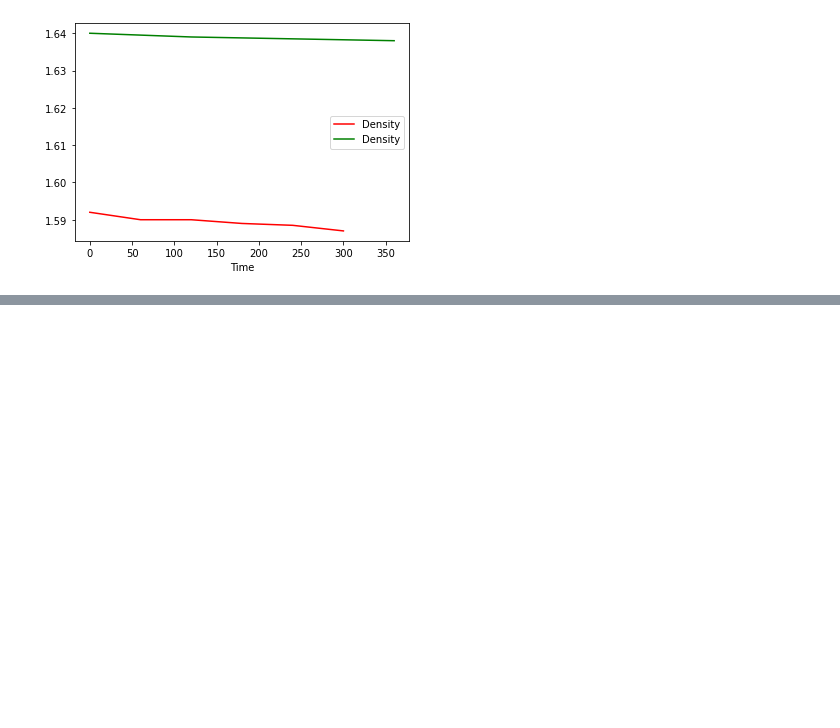
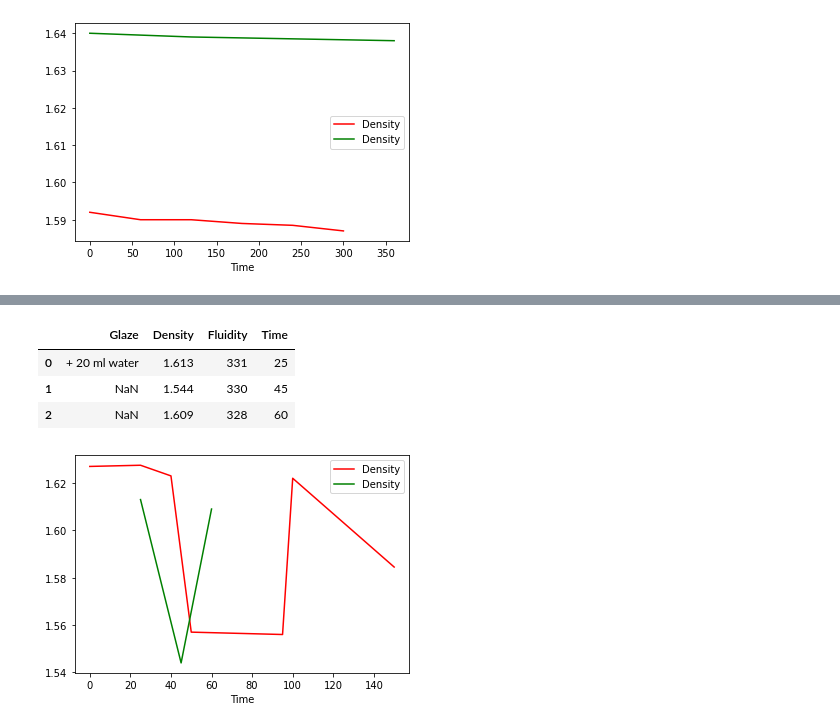
Before and after one commit to souzatya/Glaze-Additive-Predictor, a Jupyter notebook: Parametric_data_analysis_of_Brown_glaze.ipynb, the cells around one changed output, grey strips where cells are left out. Cells and saved outputs as stored; diff of their text form; code cells hidden in the pictures; blank space fills up the shorter version.

```diff
--- a/Parametric_data_analysis_of_Brown_glaze.ipynb
+++ b/Parametric_data_analysis_of_Brown_glaze.ipynb
@@ -114,0 +120,4 @@ plt.show()
+# %%
+df1 = pd.read_excel('Glaze_test.xlsx', sheet_name = 'Test 4', skiprows = [8,9,10])
+
+df1
@@ -114,0 +133,18 @@ plt.show()
+# %%
+df2 = pd.read_excel('Glaze_test.xlsx', sheet_name = 'Test 4', skiprows = [1,2,3,4,5,6,7])
+
+df2
+# %% [output]
+|  | Glaze | Density | Fluidity | Time |
+| 0 | + 20 ml water | 1.613 | 331 | 25 |
+| 1 | NaN | 1.544 | 330 | 45 |
+| 2 | NaN | 1.609 | 328 | 60 |
+# %%
+fig, axd = plt.subplots()
+
+df1.plot(ax = axd, x = 'Time', y = 'Density', c = 'red')
+df2.plot(ax = axd, x = 'Time', y = 'Density', c = 'green')
+
+plt.show()
+# %% [output]
+[figure, added]
```
Also changed, not shown: parts of 4 cells of this notebook.
